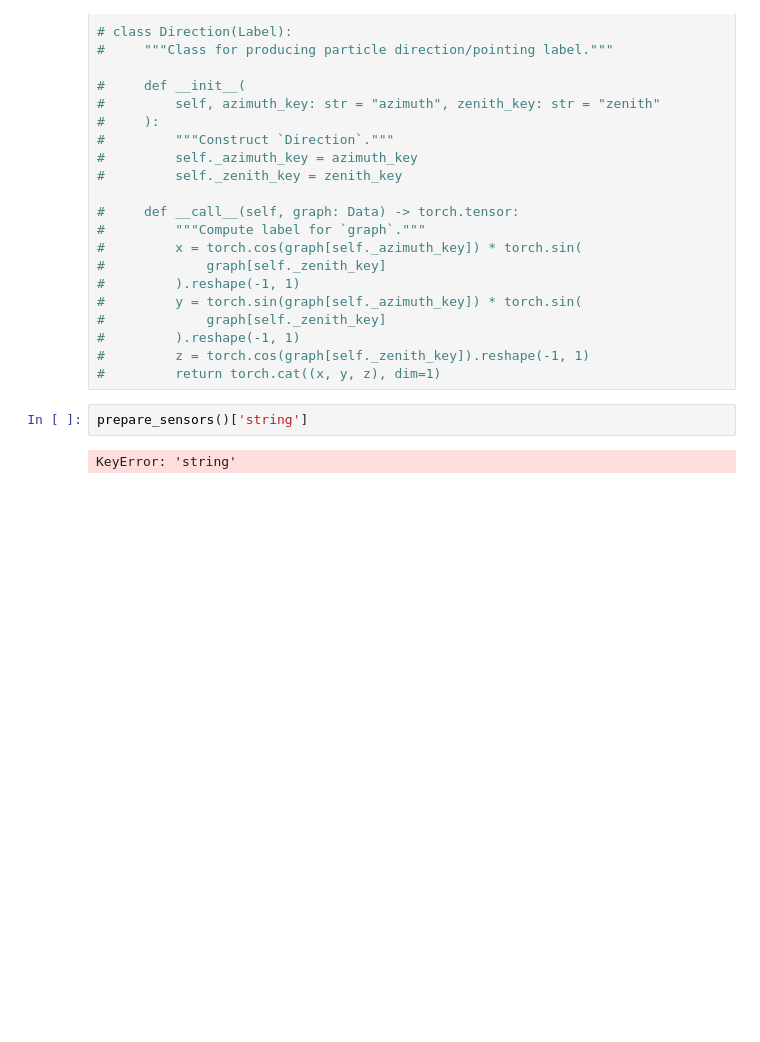
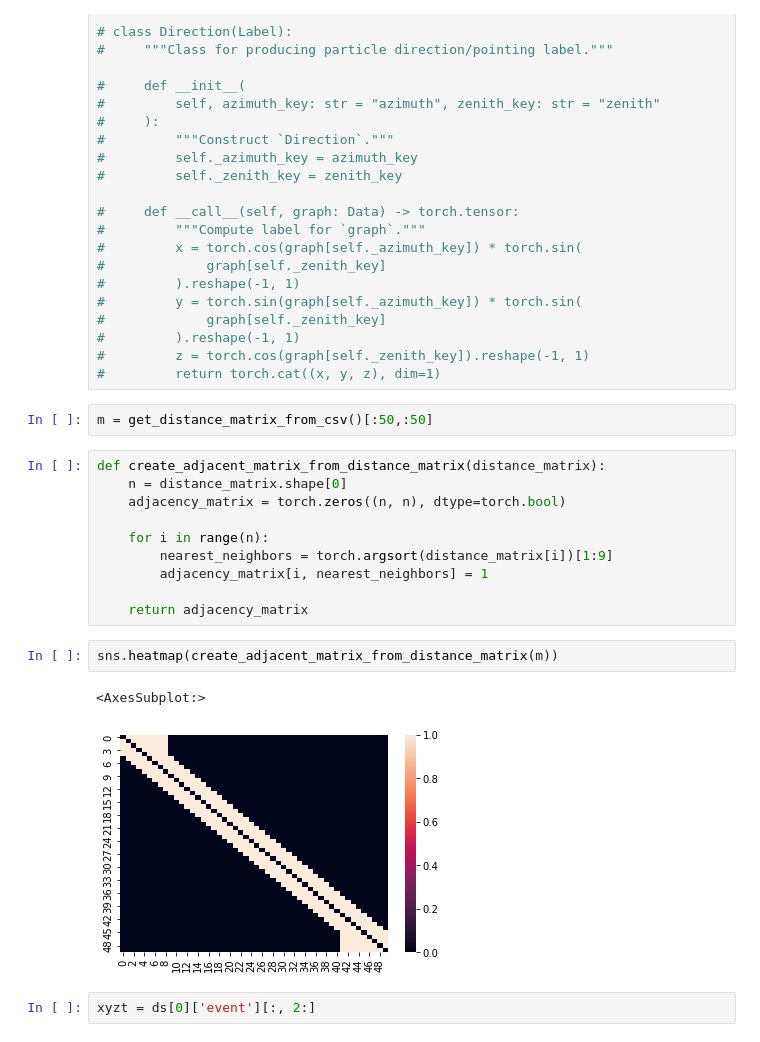
Before and after one commit to DrHB/icecube-journal, a Jupyter notebook: nbs/00_dataset.ipynb, the cells around one changed output. Drawn from its saved outputs; the diff is of its cells as text; blank space fills up the shorter version.

```diff
--- a/nbs/00_dataset.ipynb
+++ b/nbs/00_dataset.ipynb
@@ -969,7 +1035,22 @@ nbdev_export()
 #         ).reshape(-1, 1)
 #         z = torch.cos(graph[self._zenith_key]).reshape(-1, 1)
 #         return torch.cat((x, y, z), dim=1)
-# %%
-prepare_sensors()['string']
-# %% [output]
-KeyError: 'string'
+# %%
+m = get_distance_matrix_from_csv()[:50,:50]
+# %%
+def create_adjacent_matrix_from_distance_matrix(distance_matrix):
+    n = distance_matrix.shape[0]
+    adjacency_matrix = torch.zeros((n, n), dtype=torch.bool)
+
+    for i in range(n):
+        nearest_neighbors = torch.argsort(distance_matrix[i])[1:9]
+        adjacency_matrix[i, nearest_neighbors] = 1
+
+    return adjacency_matrix
+# %%
+sns.heatmap(create_adjacent_matrix_from_distance_matrix(m))
+# %% [output]
+<AxesSubplot:>
+[figure, added]
+# %%
+xyzt = ds[0]['event'][:, 2:]
```
Also changed, not shown: parts of 7 cells of this notebook, 12 other files.
